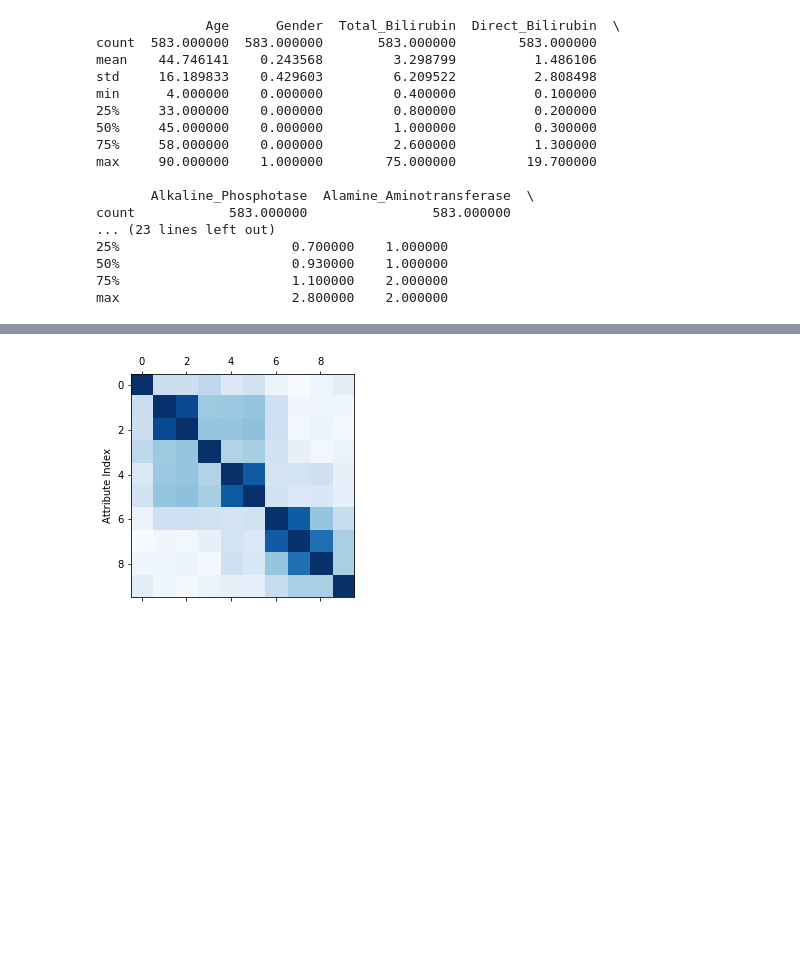
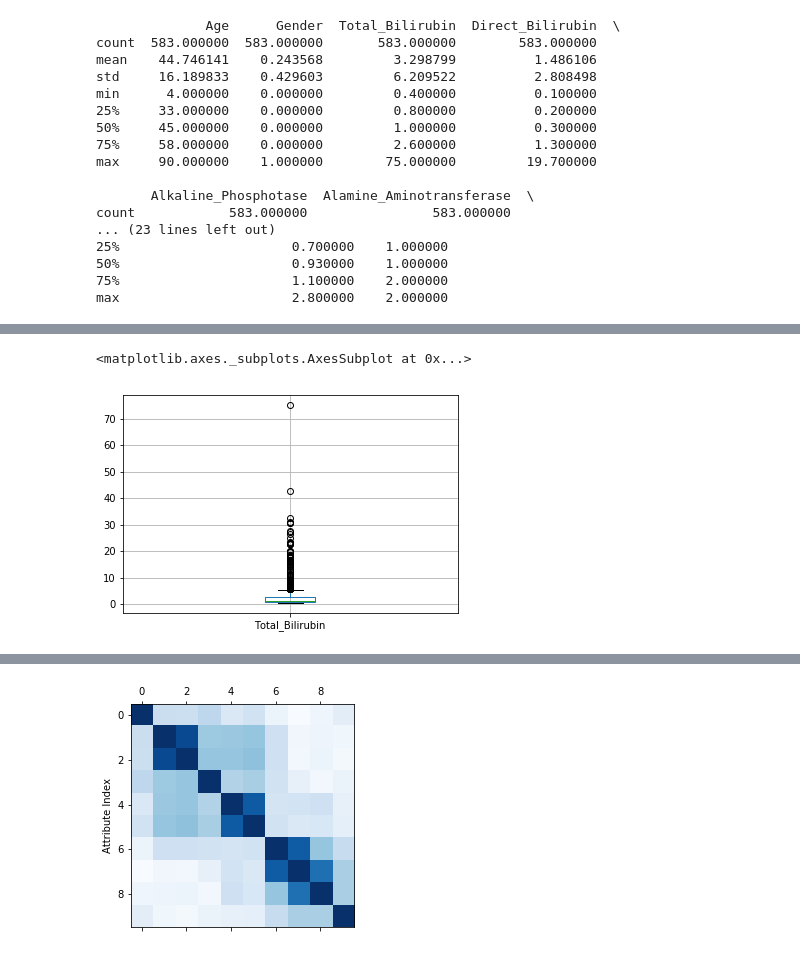
Before and after one commit to asharel/ml, a Jupyter notebook: LAB1/Recursos/pruebadatos.ipynb, the cells around one changed output, grey strips where cells are left out. Saved outputs shown, nothing was run; the diff lists cells and outputs as text; code cells hidden in the pictures; blank space fills up the shorter version.

```diff
--- a/LAB1/Recursos/pruebadatos.ipynb
+++ b/LAB1/Recursos/pruebadatos.ipynb
@@ -93,0 +133,5 @@ max                      2.800000    2.000000
+# %%
+dataset.boxplot(column='Total_Bilirubin')
+# %% [output]
+<matplotlib.axes._subplots.AxesSubplot at 0x...>
+[figure, added]
```
Also changed, not shown: parts of 22 cells of this notebook, 10 other files.
